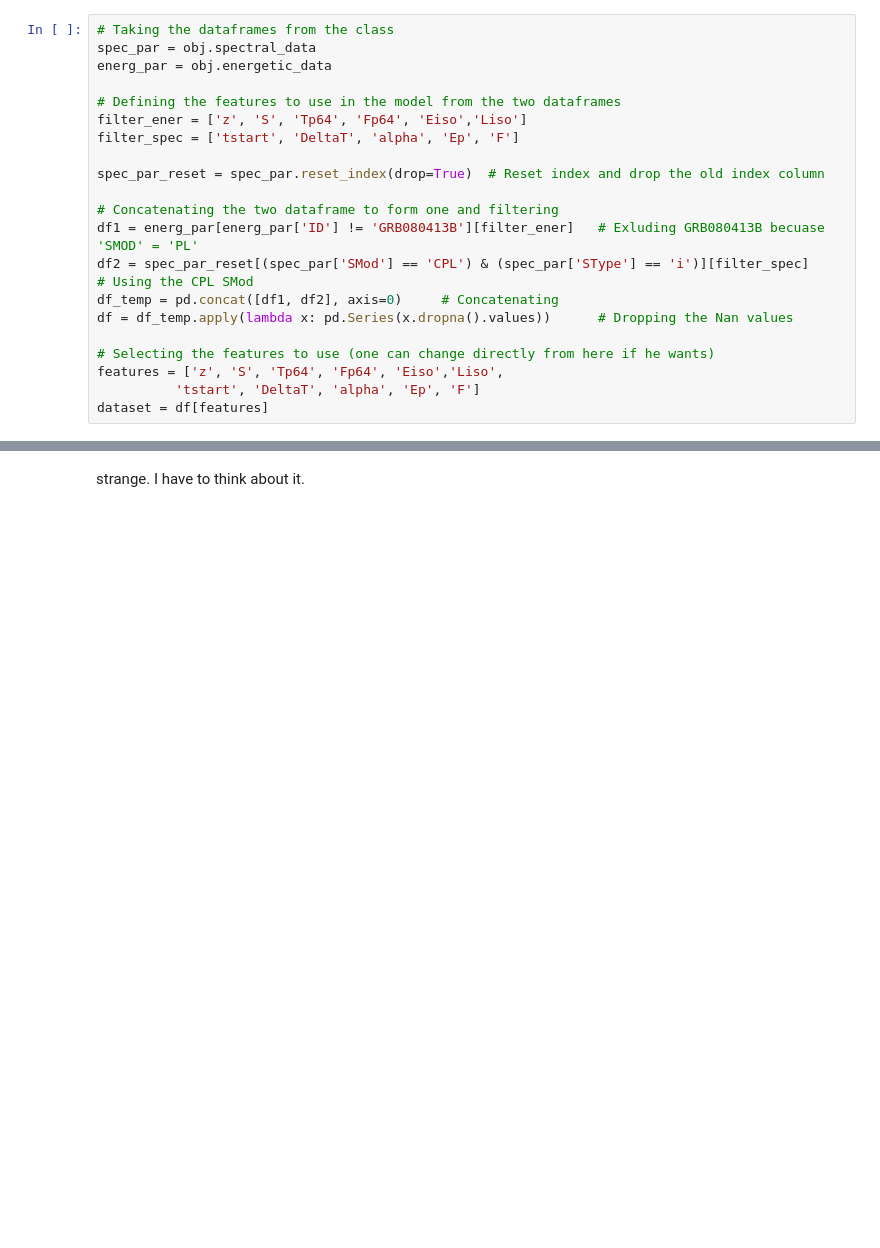
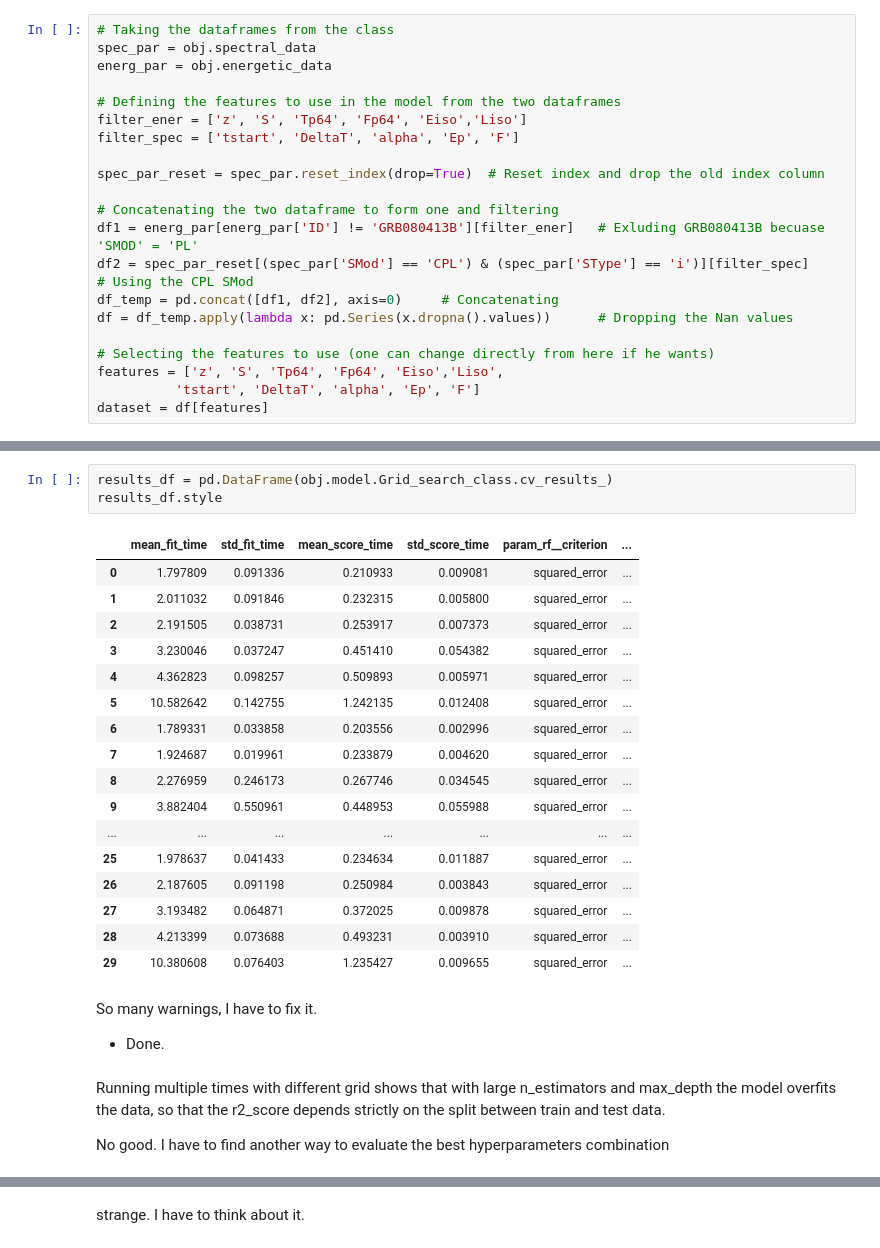
Before and after one commit to LuigiSotgiu/Project, a Jupyter notebook: main.ipynb, the cells around one changed output, grey strips where cells are left out. Saved outputs shown, nothing was run; the diff lists cells and outputs as text; blank space fills up the shorter version.

```diff
--- a/main.ipynb
+++ b/main.ipynb
@@ -161 +187,31 @@ dataset = df[features]
+# %%
+results_df = pd.DataFrame(obj.model.Grid_search_class.cv_results_)
+results_df.style
+# %% [output]
+|  | mean_fit_time | std_fit_time | mean_score_time | std_score_time | param_rf__criterion | ... |
+| 0 | 1.797809 | 0.091336 | 0.210933 | 0.009081 | squared_error | ... |
+| 1 | 2.011032 | 0.091846 | 0.232315 | 0.005800 | squared_error | ... |
+| 2 | 2.191505 | 0.038731 | 0.253917 | 0.007373 | squared_error | ... |
+| 3 | 3.230046 | 0.037247 | 0.451410 | 0.054382 | squared_error | ... |
+| 4 | 4.362823 | 0.098257 | 0.509893 | 0.005971 | squared_error | ... |
+| 5 | 10.582642 | 0.142755 | 1.242135 | 0.012408 | squared_error | ... |
+| 6 | 1.789331 | 0.033858 | 0.203556 | 0.002996 | squared_error | ... |
+| 7 | 1.924687 | 0.019961 | 0.233879 | 0.004620 | squared_error | ... |
+| 8 | 2.276959 | 0.246173 | 0.267746 | 0.034545 | squared_error | ... |
+| 9 | 3.882404 | 0.550961 | 0.448953 | 0.055988 | squared_error | ... |
+| ... | ... | ... | ... | ... | ... | ... |
+| 25 | 1.978637 | 0.041433 | 0.234634 | 0.011887 | squared_error | ... |
+| 26 | 2.187605 | 0.091198 | 0.250984 | 0.003843 | squared_error | ... |
+| 27 | 3.193482 | 0.064871 | 0.372025 | 0.009878 | squared_error | ... |
+| 28 | 4.213399 | 0.073688 | 0.493231 | 0.003910 | squared_error | ... |
+| 29 | 10.380608 | 0.076403 | 1.235427 | 0.009655 | squared_error | ... |
+# %% [markdown]
+So many warnings, I have to fix it.
+
+- Done.
+# %% [markdown]
+Running multiple times with different grid shows that with large n_estimators and max_depth the model
+overfits the data, so that the r2_score depends strictly on the split between train and test data.
+
+No good. I have to find another way to evaluate the best hyperparameters combination
 # %%
```
Also changed, not shown: parts of 8 cells of this notebook, 1 other file.
